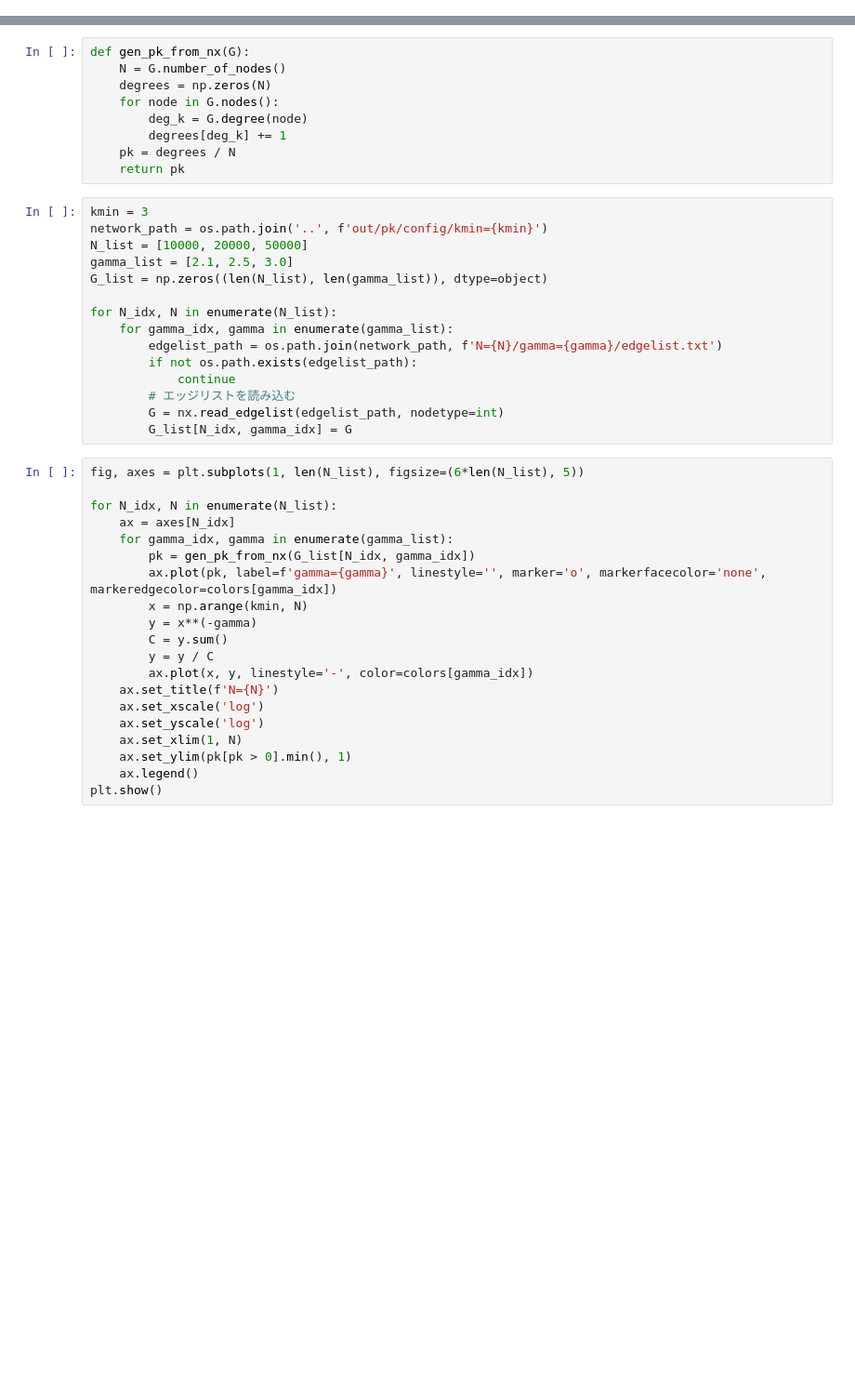
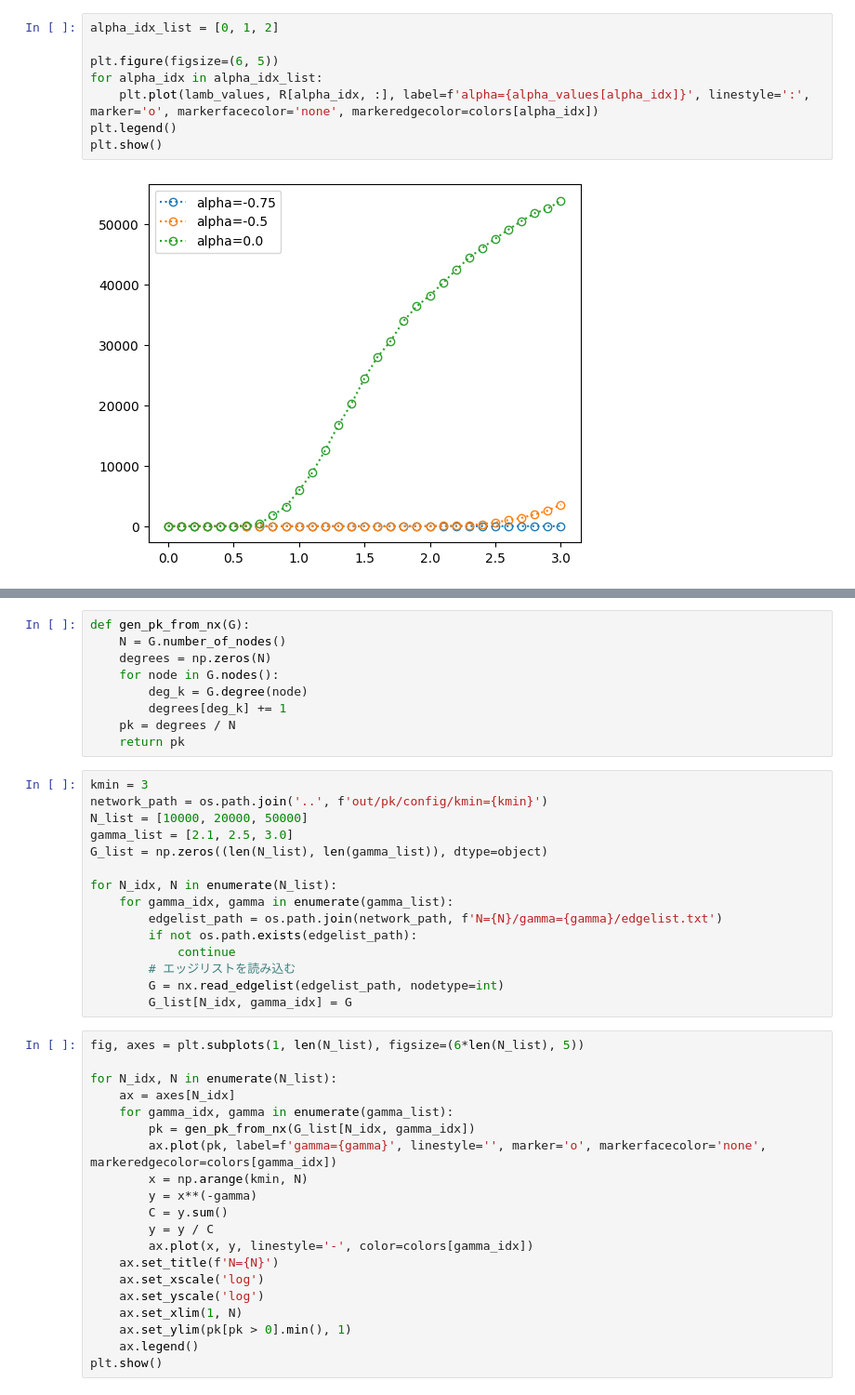
Before and after one commit to Kojirouuuu/network-simulations, a Jupyter notebook: notebooks/analyze.ipynb, the cells around one changed output, grey strips where cells are left out. Shown at 93% size. Saved outputs shown, nothing was run; the diff lists cells and outputs as text; blank space fills up the shorter version.

```diff
--- a/notebooks/analyze.ipynb
+++ b/notebooks/analyze.ipynb
@@ -144,0 +140,10 @@ plt.show()
+# %%
+alpha_idx_list = [0, 1, 2]
+
+plt.figure(figsize=(6, 5))
+for alpha_idx in alpha_idx_list:
+    plt.plot(lamb_values, R[alpha_idx, :], label=f'alpha={alpha_values[alpha_idx]}', linestyle=':', marker='o', markerfacecolor='none', markeredgecolor=colors[alpha_idx])
+plt.legend()
+plt.show()
+# %% [output]
+[figure, added]
```
Also changed, not shown: parts of 8 cells of this notebook, 1 other file.
